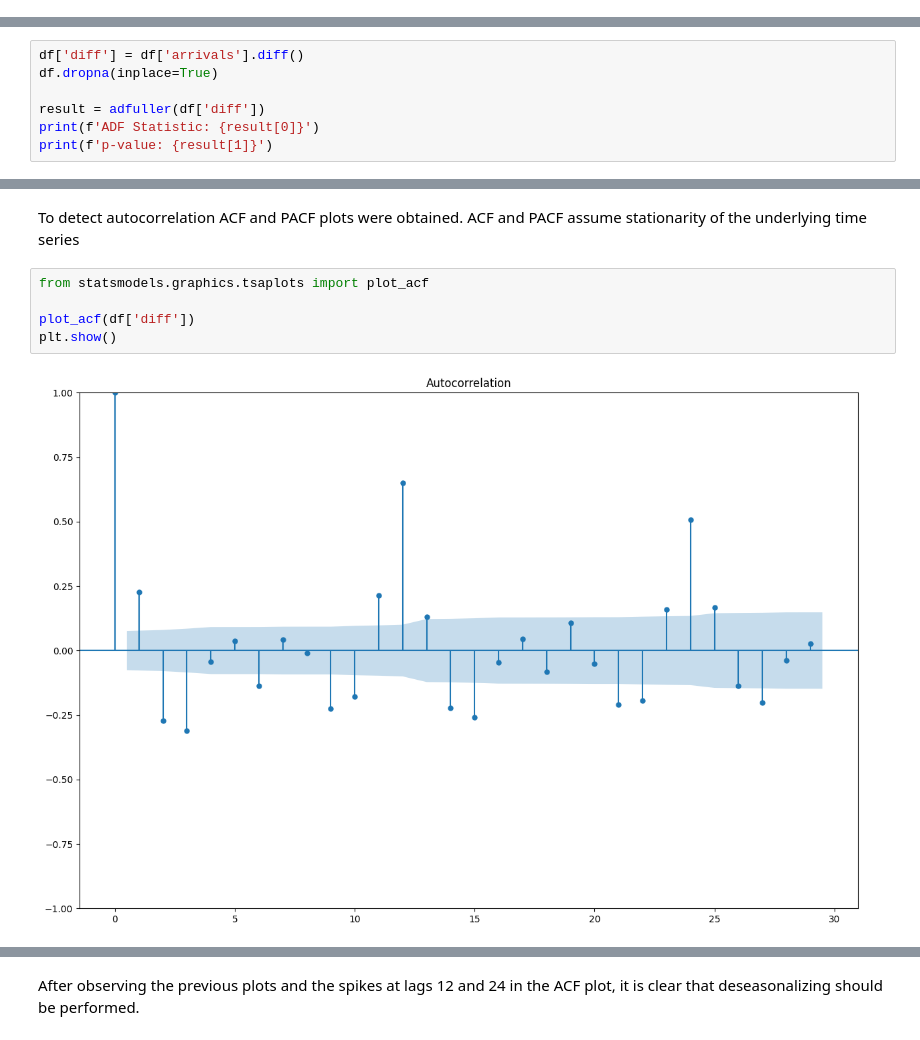
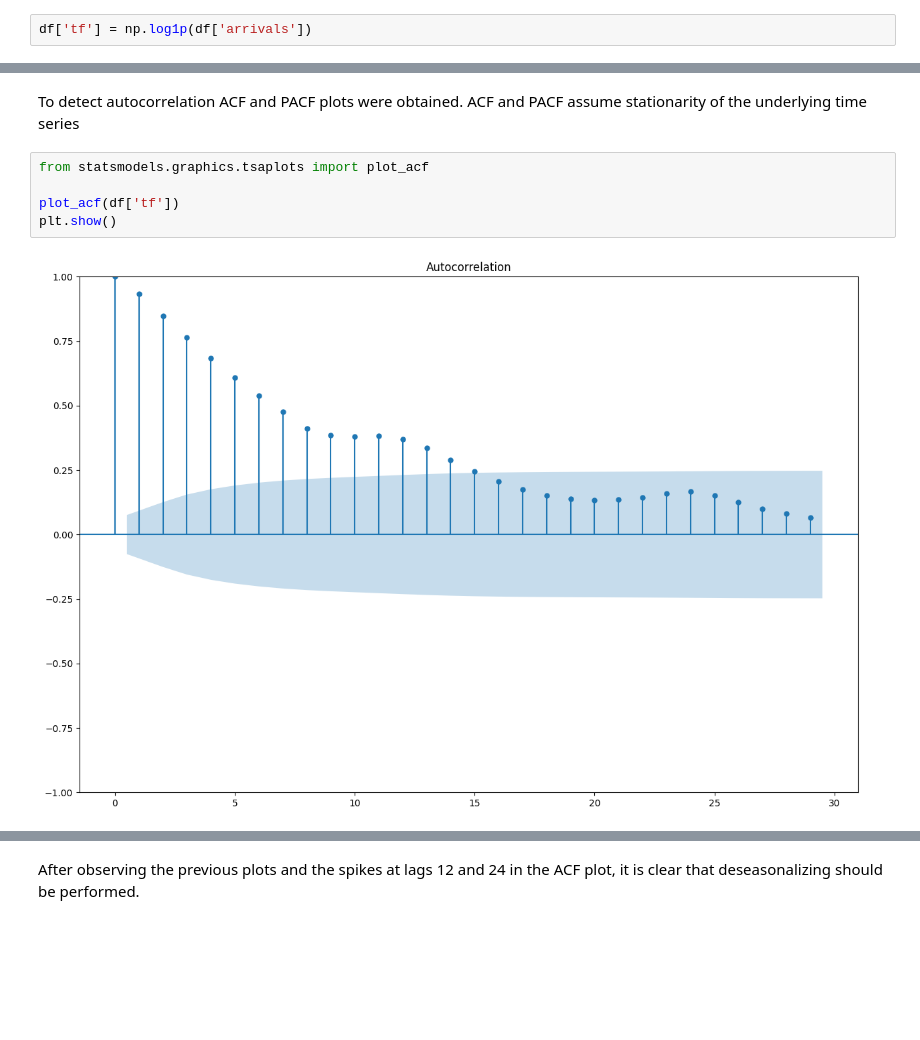
Before and after one commit to tharuka7/tourism__forecast_sl, a Jupyter notebook: ts.ipynb, the cells around one changed output, grey strips where cells are left out. Drawn from its saved outputs; the diff is of its cells as text; blank space fills up the shorter version.

```diff
--- a/ts.ipynb
+++ b/ts.ipynb
@@ -129,3 +131,5 @@ df.reset_index(inplace=True)
+# %%
+df['tf'] = np.log1p(df['arrivals'])
 # %% [markdown]
 To test the stationarity of the series, the Augmented Dickey–Fuller (ADF) test was conducted.
 # %%
@@ -142,7 +143,0 @@ Since the p-value is greater than 0.05, the series is non-stationary. Therefore,
-# %%
-df['diff'] = df['arrivals'].diff()
-df.dropna(inplace=True)
-
-result = adfuller(df['diff'])
-print(f'ADF Statistic: {result[0]}')
-print(f'p-value: {result[1]}')
@@ -164,10 +156,10 @@ To detect autocorrelation ACF and PACF plots were obtained. ACF and PACF assume
 # %%
 from statsmodels.graphics.tsaplots import plot_acf
 
-plot_acf(df['diff'])
+plot_acf(df['tf'])
 plt.show()
 # %% [output]
-[figure, old version]
+[figure, new version]
 # %%
 from statsmodels.graphics.tsaplots import plot_pacf
 
```
Also changed, not shown: parts of 59 cells of this notebook, 17 other files.
